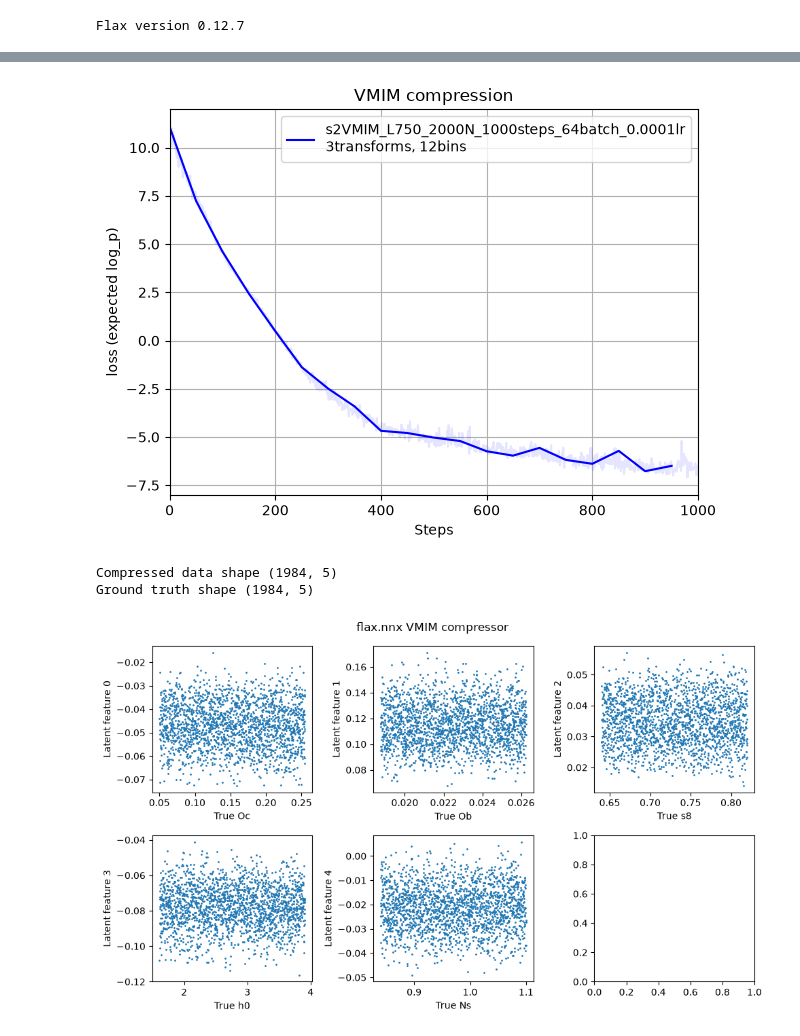
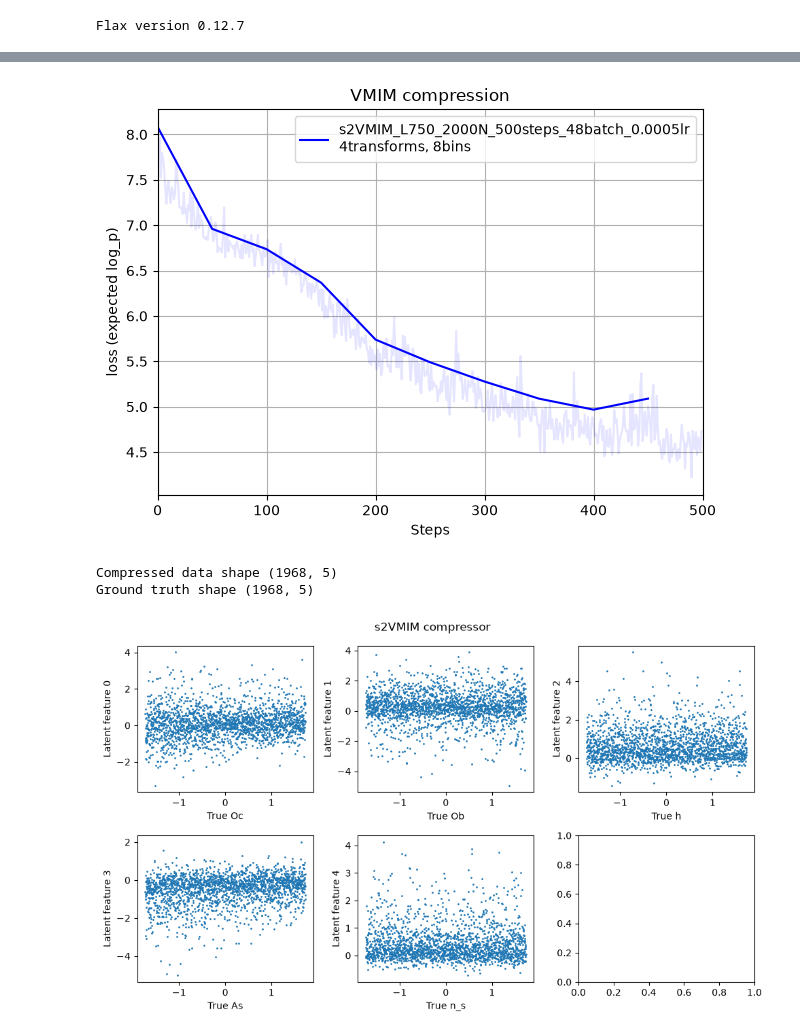
Before and after one commit to brian-chiang-git/sbi-compression, a Jupyter notebook: examples/s2VMIM_sbi_lens.ipynb, the cells around one changed output, grey strips where cells are left out. Cells and saved outputs as stored; diff of their text form; code cells hidden in the pictures.

Commit message:
Working s2MSE and s2VMIM compressions. Model states are save in examples/checkpoint/

```diff
--- a/examples/s2VMIM_sbi_lens.ipynb
+++ b/examples/s2VMIM_sbi_lens.ipynb
@@ -275,7 +157,8 @@ class DiscoCNNBuild(nnx.Module):
 # %%
 # directory = "/Users/brian/Downloads/map_compression_samples_5_tomo_bins_flm_1500_batch_1"
 # directory = "/scratch/u6pf/brianycc.u6pf/spherical_maps/map_compression_samples_5_tomo_bins_flm_1500_batch_1/"
-directory = "/projects/u6pf/brianycc/spherical_maps/5_tomo_bins_flm_750_batch_1_mwss/"
+# directory = "/projects/u6pf/brianycc/spherical_maps/5_tomo_bins_flm_750_batch_1_mwss/"
+directory = "/projects/u6pf/brianycc/spherical_maps/5_tomo_bins_flm_750_all_mwss/"
 # n_map = 1
 t = np.load(directory+f'/map_{1}.npy')
 print(t.shape)
@@ -300,8 +183,9 @@ import s2fft
 class SphericalMapDataset(Dataset):
     def __init__(self,
         directory,
-        n_maps = 1000,
+        n_maps,
         param_filename = "params.npy",
+        stats_filename="map_stats.npz",
         normalise_params = True,
         normalise_maps = True,):
         """
@@ -312,8 +196,8 @@ class SphericalMapDataset(Dataset):
         """
         self.directory = directory
         self.n_maps = n_maps
-        self.normalize_maps = normalize_maps
-        self.normalize_params = normalize_params
+        self.normalise_maps = normalise_maps
+        self.normalise_params = normalise_params
 
         # The parameters file is tiny, so it is safe to load entirely into RAM
         param_path = os.path.join(directory, param_filename)
@@ -321,8 +205,8 @@ class SphericalMapDataset(Dataset):
         assert self.n_maps <= len(raw_params), f"Requested {self.n_maps} maps, but params.npy only has {len(raw_params)} rows!"
 
         # --- 1. Parameter Standardization ---
-        self.normalize_params = normalize_params
-        if self.normalize_params:
+        self.normalise_params = normalise_params
+        if self.normalise_params:
             self.param_mean = np.mean(raw_params, axis=0, keepdims=True)
             self.param_std = np.std(raw_params, axis=0, keepdims=True) #+ 1e-8
             self.params = (raw_params - self.param_mean) / self.param_std
@@ -332,7 +216,7 @@ class SphericalMapDataset(Dataset):
             # self.param_std = np.ones((1, raw_params.shape[1]))
 
         # 2. Load Pre-computed Map Stats
-        if self.normalize_maps:
+        if self.normalise_maps:
             stats_path = os.path.join(directory, stats_filename)
             assert os.path.exists(stats_path), f"Stats file {stats_path} not found! Run compute_and_save_map_stats first."
 
@@ -350,7 +234,7 @@ class SphericalMapDataset(Dataset):
         m = np.load(map_path)
         p = self.params[idx].astype(np.float32)
         # Standardize Map dynamically per channel
-        if self.normalize_maps:
+        if self.normalise_maps:
             m = (m - self.map_mean) / self.map_std
         return m, p
 # %%
@@ -640,7 +580,7 @@ import matplotlib.pyplot as plt
 # Training loss time series
 fig, ax = plt.subplots()
 c = 'blue'
-l = f's2VMIM_L750_2000N_{STEPS}steps_{BATCH_SIZE}batch_{LEARNING_RATE}lr' + f'\n{n_transforms}transforms, {n_bins}bins'
+l = f's2VMIM_L{L}_{N}N_{STEPS}steps_{BATCH_SIZE}batch_{LEARNING_RATE}lr' + f'\n{n_transforms}transforms, {n_bins}bins'
 # for r,l,c in zip(results_files,labels,colours):
 #     with open("compressed_data/"+r, 'rb') as f:
         # load = pickle.load(f)
@@ -659,4 +599,4 @@ plt.tight_layout()
 plt.savefig(f"examples/plots/{l}.pdf")
 plt.show()
 # %% [output]
-[figure, old version]
+[figure, new version]
@@ -663,39 +644,39 @@ plt.show()
 # %%
-directory="/projects/u6pf/brianycc/spherical_maps/5_tomo_bins_flm_750_batch_1_mwss/"
+directory="/projects/u6pf/brianycc/spherical_maps/5_tomo_bins_flm_750_all_mwss/"
 
 gt = ground_truth = []
 cd = compressed_data = []
 
 dataset = SphericalMapDataset(
     # directory="/projects/u6pf/brianycc/spherical_maps/map_compression_samples_5_tomo_bins_flm_1500_batch_1/",
     directory = directory,
-    n_maps = 2000,
+    n_maps = N,
     param_filename = "params.npy"
     )
 eval_loader = DataLoader(dataset, batch_size=BATCH_SIZE, shuffle=True, drop_last=True, num_workers=4)
 for x_batch, p_batch in eval_loader:
-    cd.append(S2_VMIM.encode(jnp.asarray(x_batch)))
+    cd.append(load_model.encode(jnp.asarray(x_batch)))
     gt.append(jnp.asarray(p_batch))
 cd = np.concatenate([np.array(d) for d in cd])
 gt = np.concatenate([np.array(t) for t in gt])
 print("Compressed data shape", cd.shape, "\nGround truth shape", gt.shape)
 
-params = ['Oc','Ob','s8','h0','Ns','w0']
+params = ['Oc','Ob','h','As','n_s']
 num_params = gt.shape[1]
 
 fig, axes = plt.subplots(2, 3, figsize=(10,6))
 axes = axes.flatten()
 for i in range(num_params):
     ax = axes[i]
     ax.scatter(gt[:,i], cd[:,i], s=1)
     ax.set_xlabel(f'True {params[i]}')
     ax.set_ylabel(f'Latent feature {i}')
 
-plt.suptitle("flax.nnx VMIM compressor")
+plt.suptitle("s2VMIM compressor")
 plt.tight_layout()
-# plt.savefig(f"plots/nnx_VMIM_scatter_{STEPS}_steps.pdf")
+plt.savefig(f"examples/plots/s2VMIM_scatter_{step}steps.pdf")
 plt.show()
 # %% [output]
-Compressed data shape (1984, 5)
-Ground truth shape (1984, 5)
+Compressed data shape (1968, 5)
+Ground truth shape (1968, 5)
-[figure, old version]
+[figure, new version]
```
Also changed, not shown: parts of 11 cells of this notebook, 54 other files.
